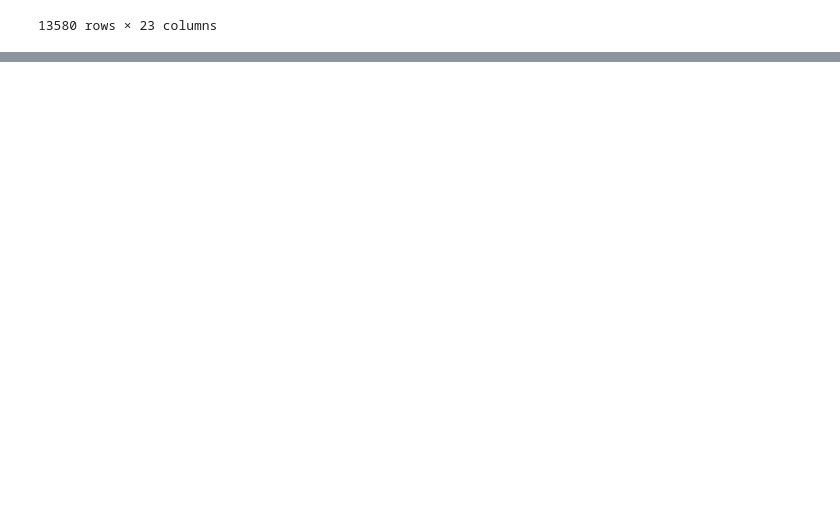
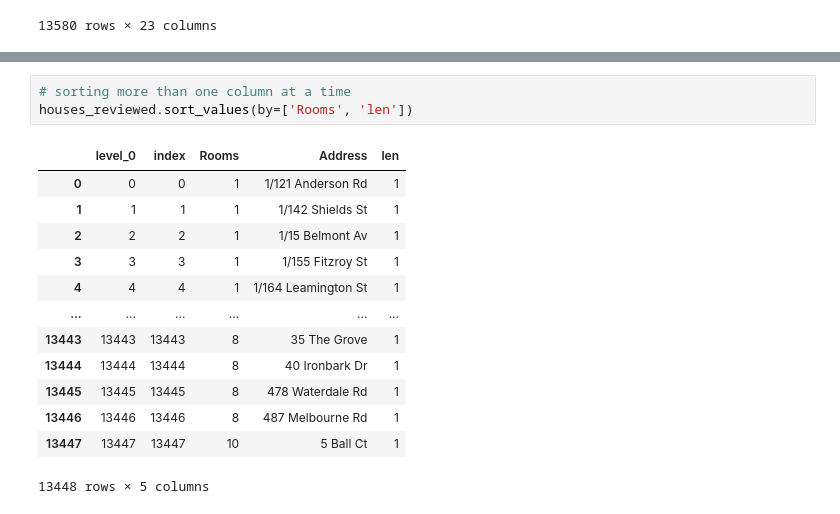
Before and after one commit to enzonjagi/machineLearning_notebooks, a Jupyter notebook: pandastut.ipynb, the cells around one changed output, grey strips where cells are left out. Drawn from its saved outputs; the diff is of its cells as text; blank space fills up the shorter version.

```diff
--- a/pandastut.ipynb
+++ b/pandastut.ipynb
@@ -375,0 +550,17 @@ melbourne_home_data.apply(remean_prices, axis='columns')
+# %%
+# sorting more than one column at a time
+houses_reviewed.sort_values(by=['Rooms', 'len'])
+# %% [output]
+|  | level_0 | index | Rooms | Address | len |
+| 0 | 0 | 0 | 1 | 1/121 Anderson Rd | 1 |
+| 1 | 1 | 1 | 1 | 1/142 Shields St | 1 |
+| 2 | 2 | 2 | 1 | 1/15 Belmont Av | 1 |
+| 3 | 3 | 3 | 1 | 1/155 Fitzroy St | 1 |
+| 4 | 4 | 4 | 1 | 1/164 Leamington St | 1 |
+| ... | ... | ... | ... | ... | ... |
+| 13443 | 13443 | 13443 | 8 | 35 The Grove | 1 |
+| 13444 | 13444 | 13444 | 8 | 40 Ironbark Dr | 1 |
+| 13445 | 13445 | 13445 | 8 | 478 Waterdale Rd | 1 |
+| 13446 | 13446 | 13446 | 8 | 487 Melbourne Rd | 1 |
+| 13447 | 13447 | 13447 | 10 | 5 Ball Ct | 1 |
+13448 rows × 5 columns
```
Also changed, not shown: parts of 11 cells of this notebook.
